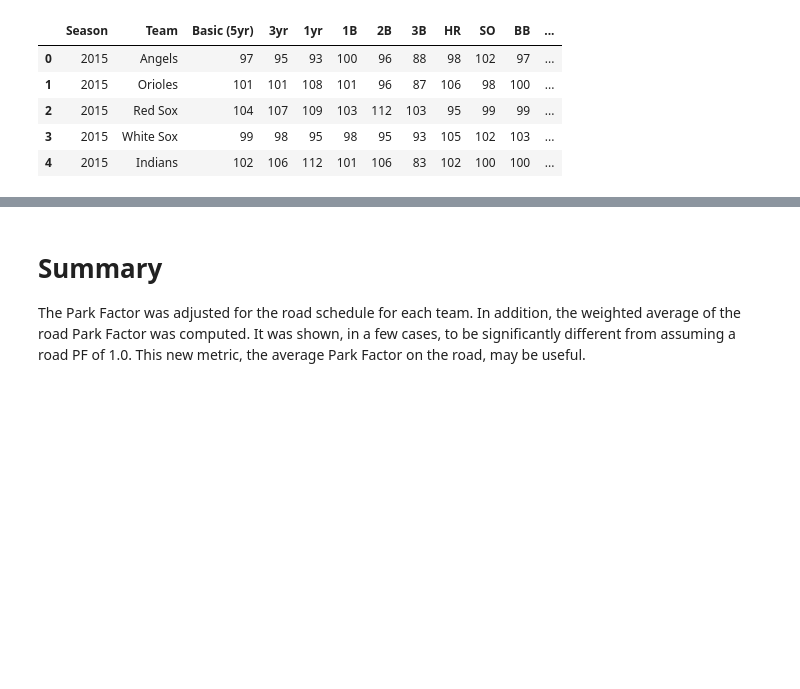
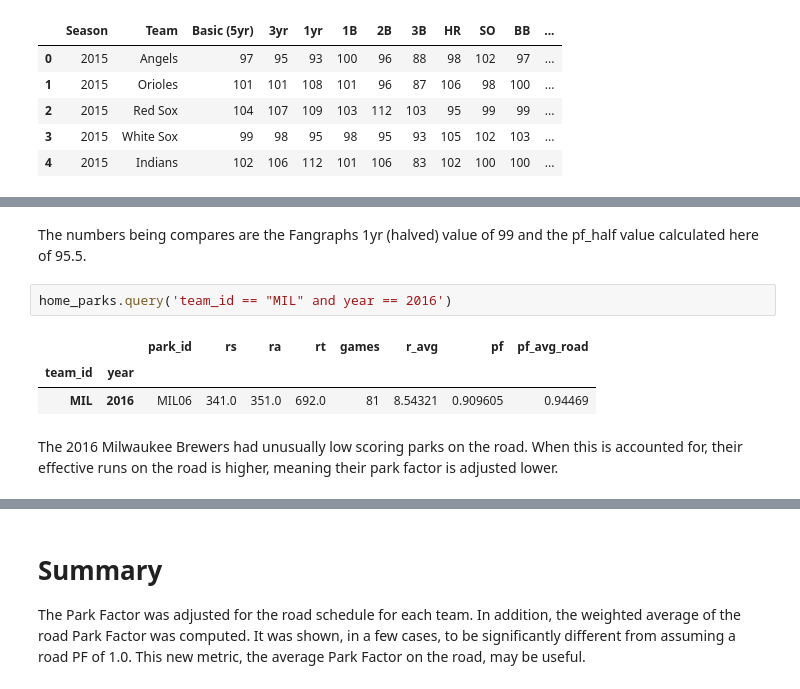
Before and after one commit to sdiehl28/baseball-analytics, a Jupyter notebook: baseball_jupyter_nb/03b_ParkFactor_CSV.ipynb, the cells around one changed output, grey strips where cells are left out. Saved outputs shown, nothing was run; the diff lists cells and outputs as text; blank space fills up the shorter version.

```diff
--- a/baseball_jupyter_nb/03b_ParkFactor_CSV.ipynb
+++ b/baseball_jupyter_nb/03b_ParkFactor_CSV.ipynb
@@ -450,3 +443,13 @@ The 2016 New York Yankees had an unusually high pf on the road.  This reduced th
+# %% [markdown]
+The numbers being compares are the Fangraphs 1yr (halved) value of 99 and the pf_half value calculated here of 95.5.
+# %%
+home_parks.query('team_id == "MIL" and year == 2016')
+# %% [output]
+|  |  | park_id | rs | ra | rt | games | r_avg | pf | pf_avg_road |
+| team_id | year |  |  |  |  |  |  |  |  |
+| MIL | 2016 | MIL06 | 341.0 | 351.0 | 692.0 | 81 | 8.54321 | 0.909605 | 0.94469 |
+# %% [markdown]
+The 2016 Milwaukee Brewers had unusually low scoring parks on the road. When this is accounted for, their effective runs on the road is higher, meaning their park factor is adjusted lower.
 # %%
 # distribution of the average road Park Factor
 home_parks['pf_avg_road'].describe()
```
Also changed, not shown: parts of 9 cells of this notebook.
